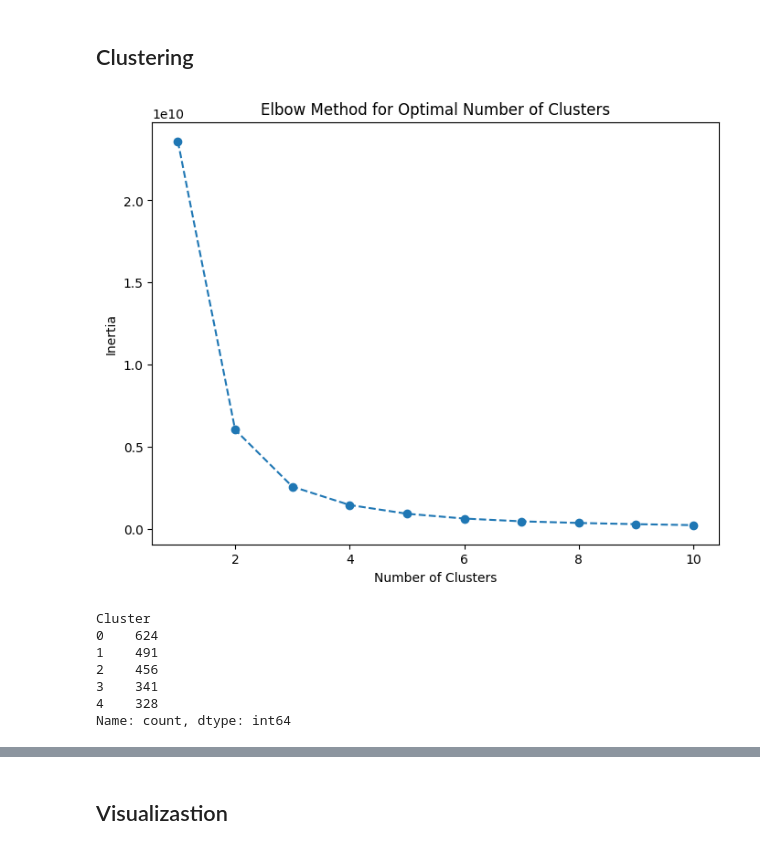
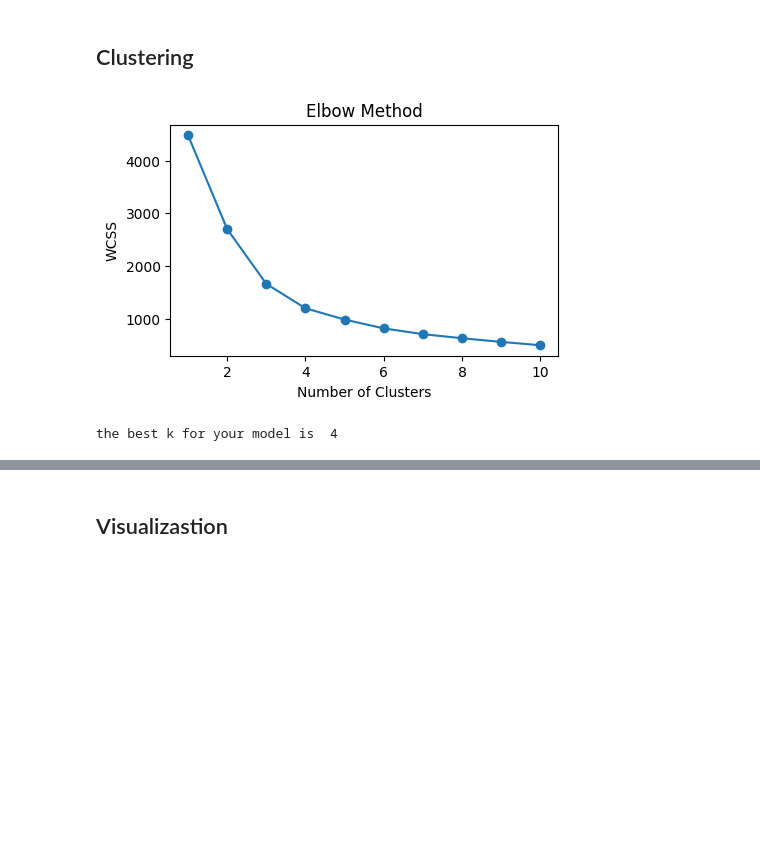
Before and after one commit to Jnewman26/Data-Mining, a Jupyter notebook: Data Mining AFL 2 - James Newman 0706022110026.ipynb, the cells around one changed output, grey strips where cells are left out. Cells and saved outputs as stored; diff of their text form; code cells hidden in the pictures; blank space fills up the shorter version.

```diff
--- a/Data Mining AFL 2 - James Newman 0706022110026.ipynb
+++ b/Data Mining AFL 2 - James Newman 0706022110026.ipynb
@@ -195,9 +144,3 @@ df_new
 # %%
-# Scaling
 scaler = StandardScaler()
-
-features_to_scale = ['Income', 'Spent', 'Recency', 'MntWines', 'MntFruits', 'MntMeatProducts', 'MntFishProducts', 'MntSweetProducts', 'MntGoldProds', 'NumDealsPurchases', 'NumWebPurchases', 'NumCatalogPurchases', 'NumStorePurchases', 'NumWebVisitsMonth']
-
-df_new[features_to_scale] = scaler.fit_transform(df_new[features_to_scale])
-
-df_new
+df[['Age', 'Spent']] = scaler.fit_transform(df[['Age', 'Spent']])
@@ -218,44 +147,32 @@ df_new
 # %%
-# Dimensionality Reduction
+n_components = 2
 
-df_numeric = df_new.select_dtypes(include=[np.number])
+pca = PCA(n_components=n_components)
+df_pca = pca.fit_transform(df[['Age', 'Spent']])
 
-n_components = 5
-pca = PCA(n_components=n_components)
-principal_components = pca.fit_transform(df_numeric)
+df['PCA1'] = df_pca[:, 0]
+df['PCA2'] = df_pca[:, 1]
 # %% [markdown]
 ## Clustering
 # %%
 # Elbow Method
-df_new = df_new.drop('Dt_Customer', axis=1)
+wcss = []
+for i in range(1, 11):
+    kmeans = KMeans(n_clusters=i, max_iter=500, random_state=42)
+    kmeans.fit(df[['Age', 'Spent']])
+    wcss.append(kmeans.inertia_)
 
-inertia = []
-
-for i in range(1, 11):
-    kmeans = KMeans(n_clusters=i, random_state=0)
-    kmeans.fit(df_new)
-    inertia.append(kmeans.inertia_)
-
-plt.figure(figsize=(8, 6))
-plt.plot(range(1, 11), inertia, marker='o', linestyle='--')
+plt.figure(figsize=(5, 3))
+plt.plot(range(1, 11), wcss, marker='o')
+plt.title('Elbow Method')
 plt.xlabel('Number of Clusters')
-plt.ylabel('Inertia')
-plt.title('Elbow Method for Optimal Number of Clusters')
+plt.ylabel('WCSS')
 plt.show()
 # %% [output]
-[figure, old version]
+[figure, new version]
 # %%
 # Agglomerative Clustering
-agg_clustering = AgglomerativeClustering(n_clusters=5)
-
-df_new['Cluster'] = agg_clustering.fit_predict(df_new)
-
-df_new['Cluster'].value_counts()
+findknee = KneeLocator(range(1,11), wcss, curve="convex", direction="decreasing")
+print("the best k for your model is ",findknee.elbow)
 # %% [output]
-Cluster
-0    624
-1    491
-2    456
-3    341
-4    328
-Name: count, dtype: int64
+the best k for your model is  4
```
Also changed, not shown: parts of 8 cells of this notebook, 3 other files.
